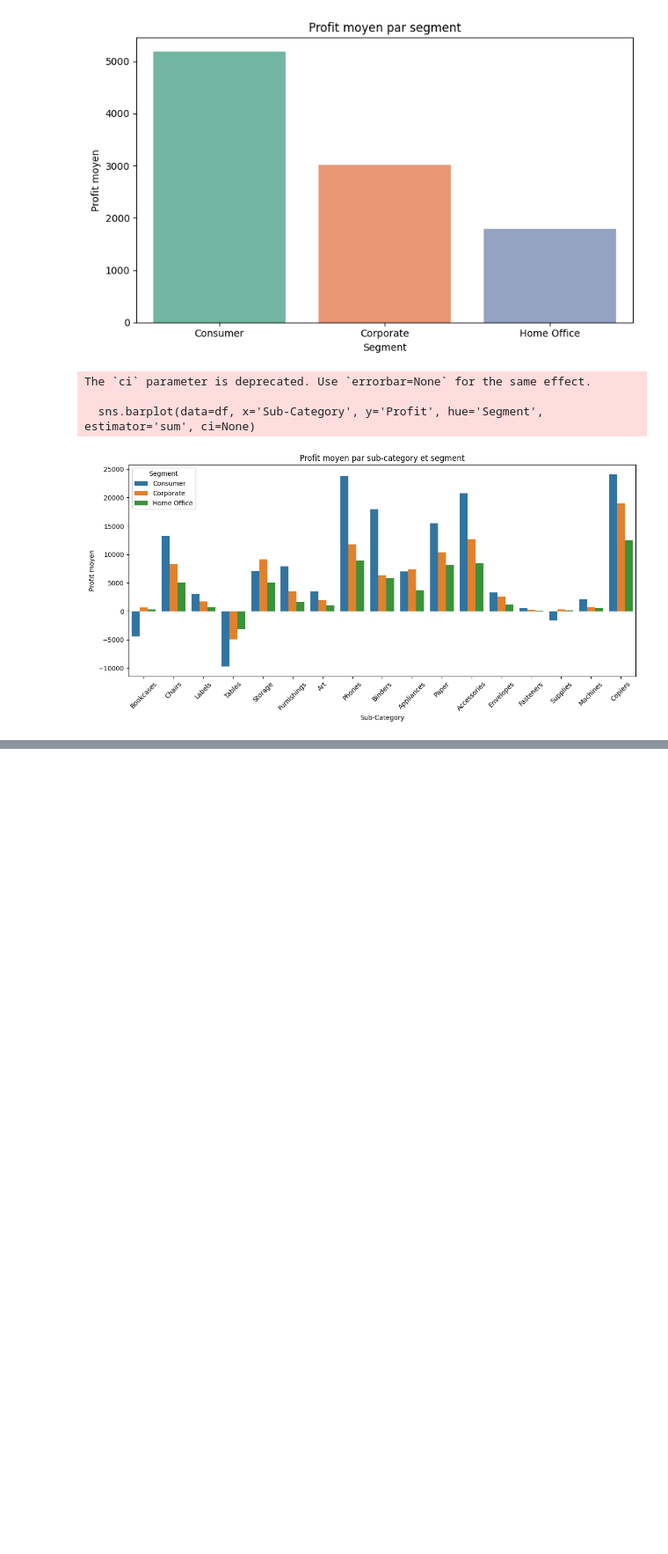
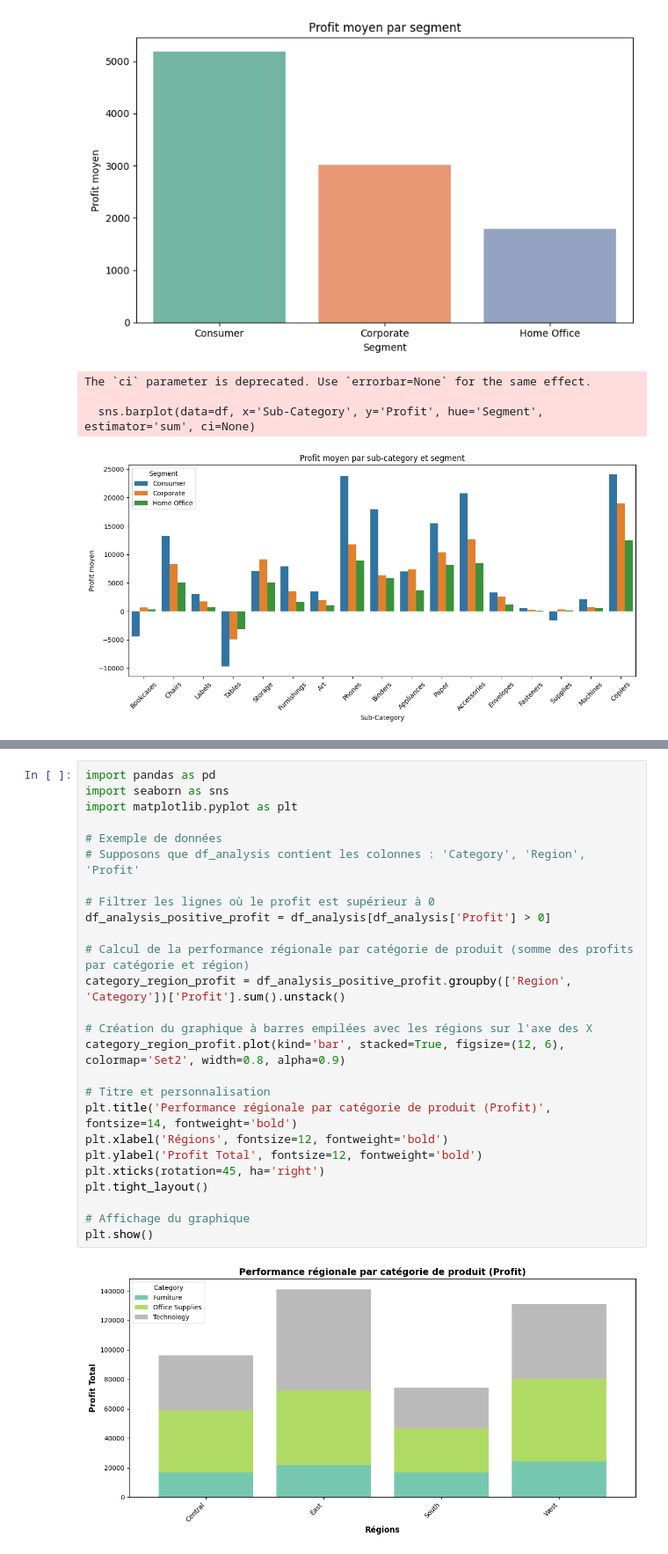
Before and after one commit to SylvainVassr/Data-Analyst-Warmup-Project, a Jupyter notebook: Projet3/Projet3.ipynb, the cells around one changed output, grey strips where cells are left out. Shown at 88% size. Drawn from its saved outputs; the diff is of its cells as text; blank space fills up the shorter version.

```diff
--- a/Projet3/Projet3.ipynb
+++ b/Projet3/Projet3.ipynb
@@ -425,0 +526,28 @@ The `ci` parameter is deprecated. Use `errorbar=None` for the same effect.
+# %%
+import pandas as pd
+import seaborn as sns
+import matplotlib.pyplot as plt
+
+# Exemple de données
+# Supposons que df_analysis contient les colonnes : 'Category', 'Region', 'Profit'
+
+# Filtrer les lignes où le profit est supérieur à 0
+df_analysis_positive_profit = df_analysis[df_analysis['Profit'] > 0]
+
+# Calcul de la performance régionale par catégorie de produit (somme des profits par catégorie et région)
+category_region_profit = df_analysis_positive_profit.groupby(['Region', 'Category'])['Profit'].sum().unstack()
+
+# Création du graphique à barres empilées avec les régions sur l'axe des X
+category_region_profit.plot(kind='bar', stacked=True, figsize=(12, 6), colormap='Set2', width=0.8, alpha=0.9)
+
+# Titre et personnalisation
+plt.title('Performance régionale par catégorie de produit (Profit)', fontsize=14, fontweight='bold')
+plt.xlabel('Régions', fontsize=12, fontweight='bold')
+plt.ylabel('Profit Total', fontsize=12, fontweight='bold')
+plt.xticks(rotation=45, ha='right')
+plt.tight_layout()
+
+# Affichage du graphique
+plt.show()
+# %% [output]
+[figure, added]
```
Also changed, not shown: parts of 6 cells of this notebook, 2 other files.
